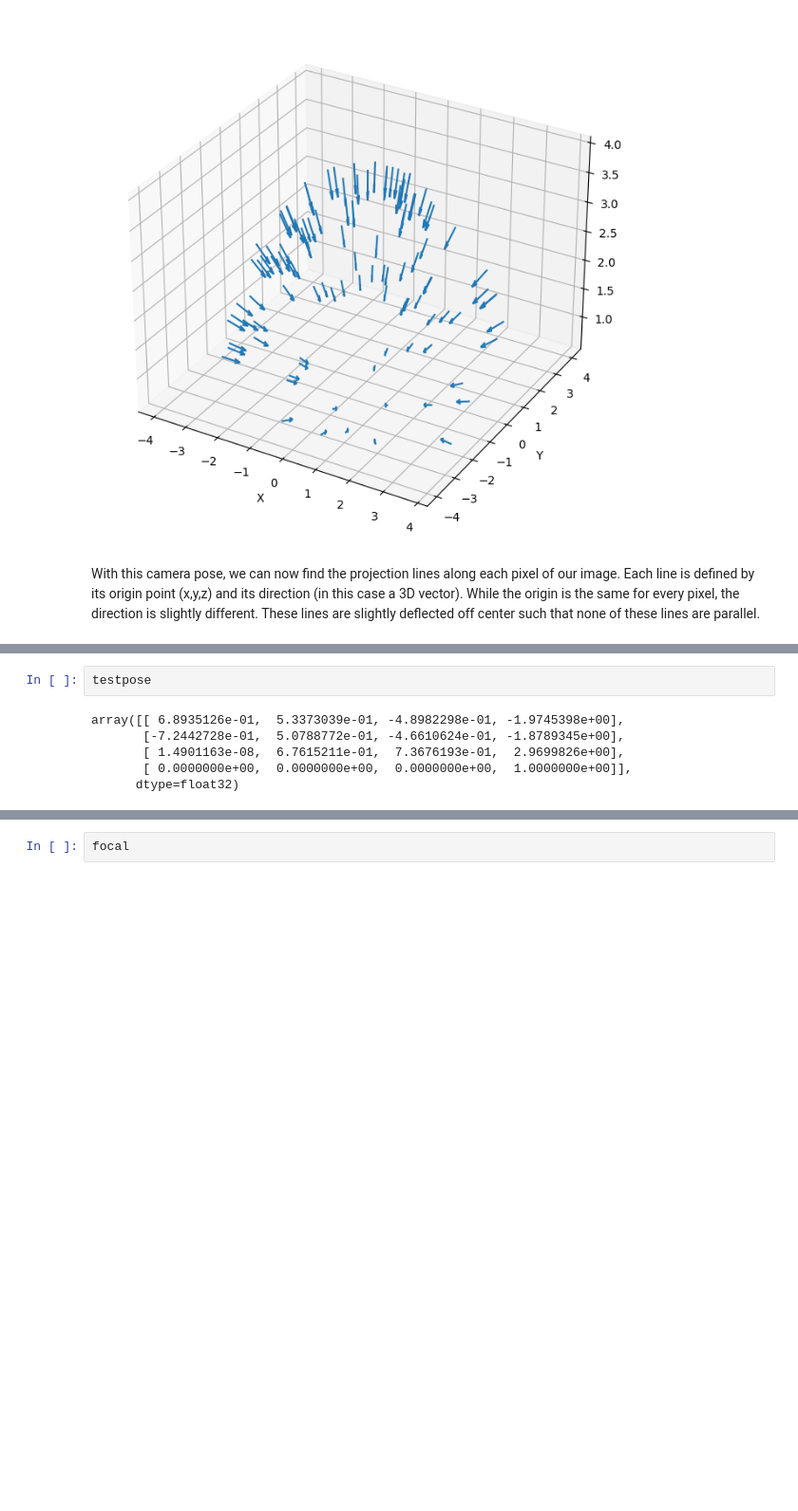
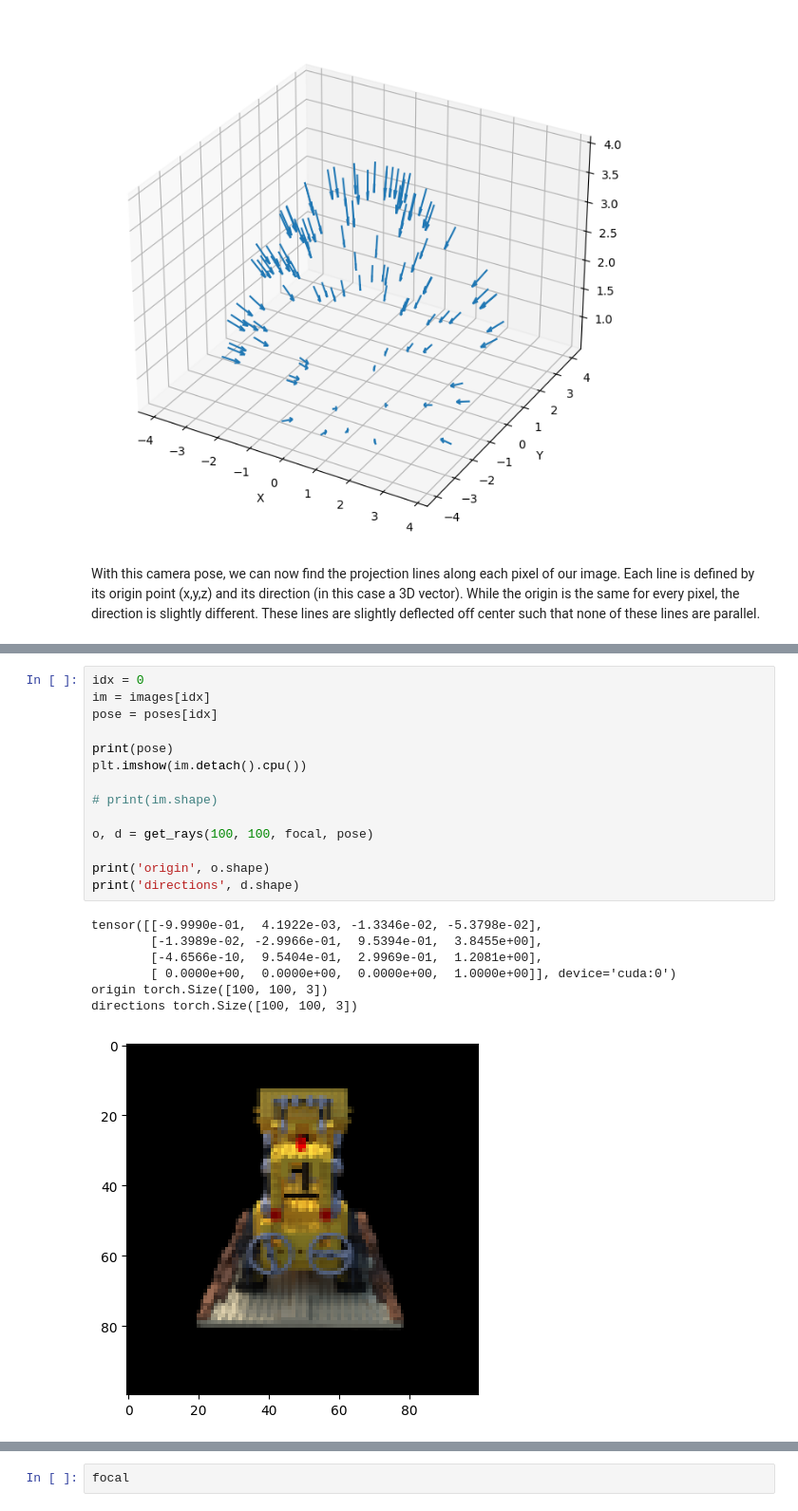
Before and after one commit to Jorgeromeu/NeRF2D, a Jupyter notebook: NeRF_from_Nothing.ipynb, the cells around one changed output, grey strips where cells are left out. Shown: that part at 95% size. Cells and saved outputs as stored; diff of their text form; blank space fills up the shorter version.

```diff
--- a/NeRF_from_Nothing.ipynb
+++ b/NeRF_from_Nothing.ipynb
@@ -157,8 +127,22 @@ def get_rays(
-# %%
-testpose
-# %% [output]
-array([[ 6.8935126e-01,  5.3373039e-01, -4.8982298e-01, -1.9745398e+00],
-       [-7.2442728e-01,  5.0788772e-01, -4.6610624e-01, -1.8789345e+00],
-       [ 1.4901163e-08,  6.7615211e-01,  7.3676193e-01,  2.9699826e+00],
-       [ 0.0000000e+00,  0.0000000e+00,  0.0000000e+00,  1.0000000e+00]],
-      dtype=float32)
+# %%
+idx = 0
+im = images[idx]
+pose = poses[idx]
+
+print(pose)
+plt.imshow(im.detach().cpu())
+
+# print(im.shape)
+
+o, d = get_rays(100, 100, focal, pose)
+
+print('origin', o.shape)
+print('directions', d.shape)
+# %% [output]
+tensor([[-9.9990e-01,  4.1922e-03, -1.3346e-02, -5.3798e-02],
+        [-1.3989e-02, -2.9966e-01,  9.5394e-01,  3.8455e+00],
+        [-4.6566e-10,  9.5404e-01,  2.9969e-01,  1.2081e+00],
+        [ 0.0000e+00,  0.0000e+00,  0.0000e+00,  1.0000e+00]], device='cuda:0')
+origin torch.Size([100, 100, 3])
+directions torch.Size([100, 100, 3])
+[figure, added]
```
Also changed, not shown: parts of 23 cells of this notebook, 19 other files.
